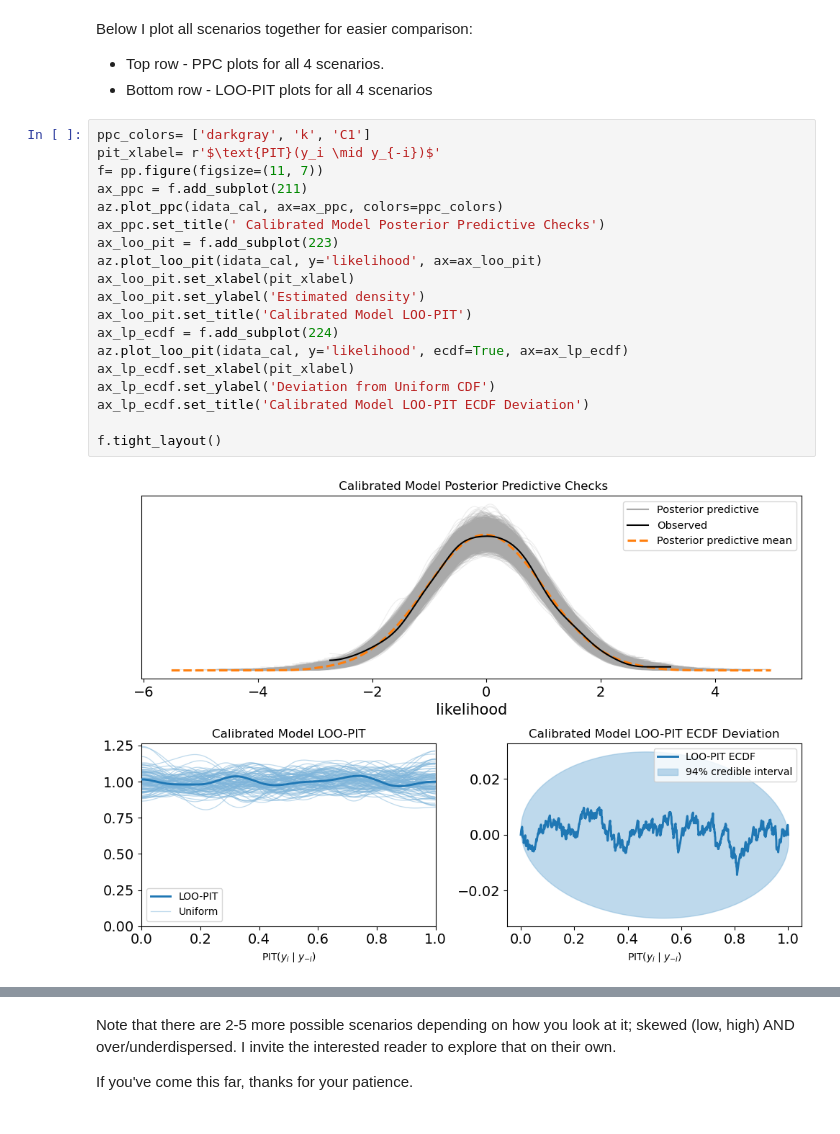
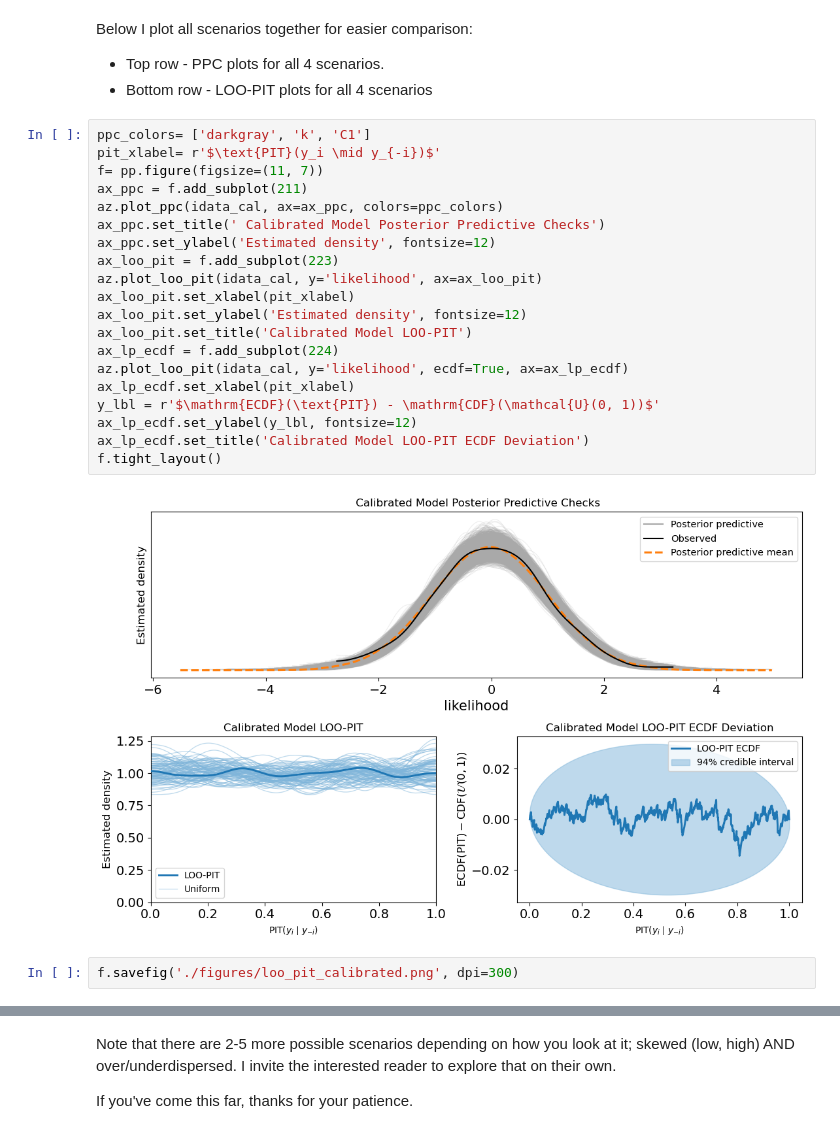
Before and after one commit to erdemkarakoylu/bayesian_TOA_2_IOP, a Jupyter notebook: 02_02_Understanding_loo_pit.ipynb, the cells around one changed output, grey strips where cells are left out. Cells and saved outputs as stored; diff of their text form.

```diff
--- a/02_02_Understanding_loo_pit.ipynb
+++ b/02_02_Understanding_loo_pit.ipynb
@@ -245,24 +245,27 @@ Below I plot all scenarios together for easier comparison:
 # %%
 ppc_colors= ['darkgray', 'k', 'C1']
 pit_xlabel= r'$\text{PIT}(y_i \mid y_{-i})$'
 f= pp.figure(figsize=(11, 7))
 ax_ppc = f.add_subplot(211)
 az.plot_ppc(idata_cal, ax=ax_ppc, colors=ppc_colors)
 ax_ppc.set_title(' Calibrated Model Posterior Predictive Checks')
+ax_ppc.set_ylabel('Estimated density', fontsize=12)
 ax_loo_pit = f.add_subplot(223)
 az.plot_loo_pit(idata_cal, y='likelihood', ax=ax_loo_pit)
 ax_loo_pit.set_xlabel(pit_xlabel)
-ax_loo_pit.set_ylabel('Estimated density')
+ax_loo_pit.set_ylabel('Estimated density', fontsize=12)
 ax_loo_pit.set_title('Calibrated Model LOO-PIT')
 ax_lp_ecdf = f.add_subplot(224)
 az.plot_loo_pit(idata_cal, y='likelihood', ecdf=True, ax=ax_lp_ecdf)
 ax_lp_ecdf.set_xlabel(pit_xlabel)
-ax_lp_ecdf.set_ylabel('Deviation from Uniform CDF')
+y_lbl = r'$\mathrm{ECDF}(\text{PIT}) - \mathrm{CDF}(\mathcal{U}(0, 1))$'
+ax_lp_ecdf.set_ylabel(y_lbl, fontsize=12)
 ax_lp_ecdf.set_title('Calibrated Model LOO-PIT ECDF Deviation')
-
 f.tight_layout()
 # %% [output]
-[figure, old version]
+[figure, new version]
+# %%
+f.savefig('./figures/loo_pit_calibrated.png', dpi=300)
 # %%
 f1, axs = pp.subplots(ncols=3, nrows=3, figsize=(12, 10))
 idata_list = [idata_udd, idata_ovd, idata_bias]
```
Also changed, not shown: parts of 2 cells of this notebook.
